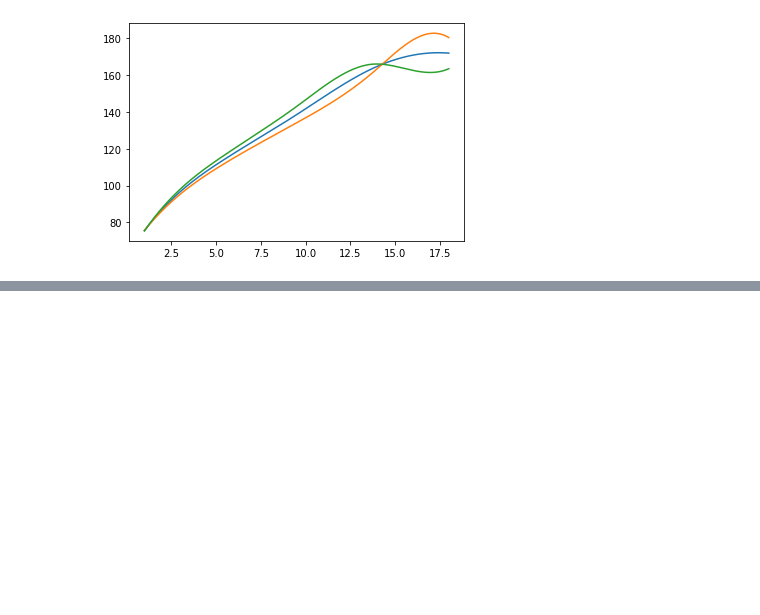
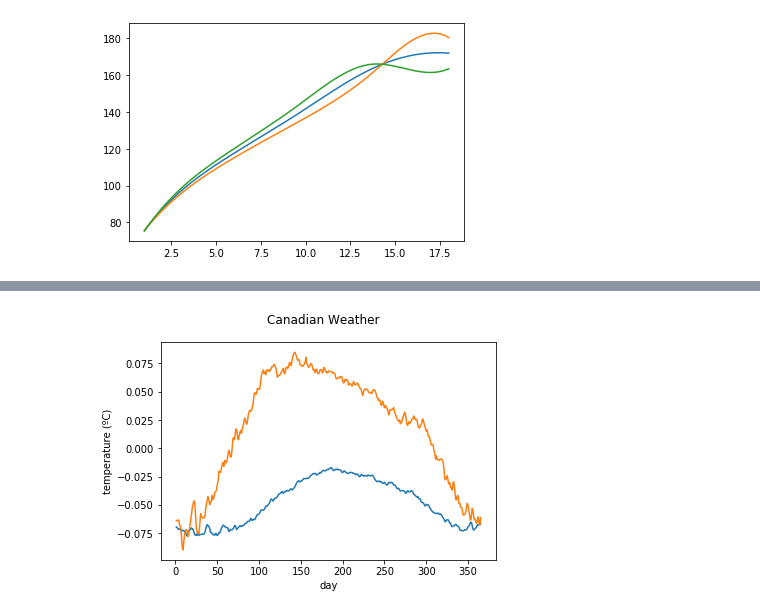
Before and after one commit to GAA-UAM/scikit-fda, a Jupyter notebook: skfda/exploratory/fpca/test.ipynb, the cells around one changed output, grey strips where cells are left out. Saved outputs shown, nothing was run; the diff lists cells and outputs as text; code cells hidden in the pictures; blank space fills up the shorter version.

```diff
--- a/skfda/exploratory/fpca/test.ipynb
+++ b/skfda/exploratory/fpca/test.ipynb
@@ -132,0 +148,7 @@ pyplot.show()
+# %%
+fpca_discretized = FPCADiscretized(2)
+fpca_discretized.fit(fd_data)
+fpca_discretized.components.plot()
+pyplot.show()
+# %% [output]
+[figure, added]
```
Also changed, not shown: parts of 12 cells of this notebook.
